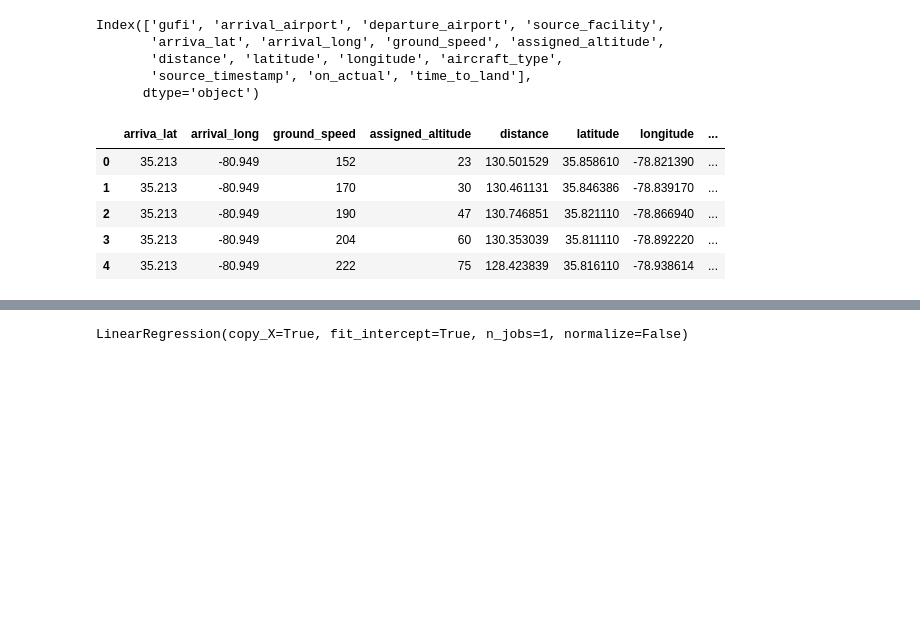
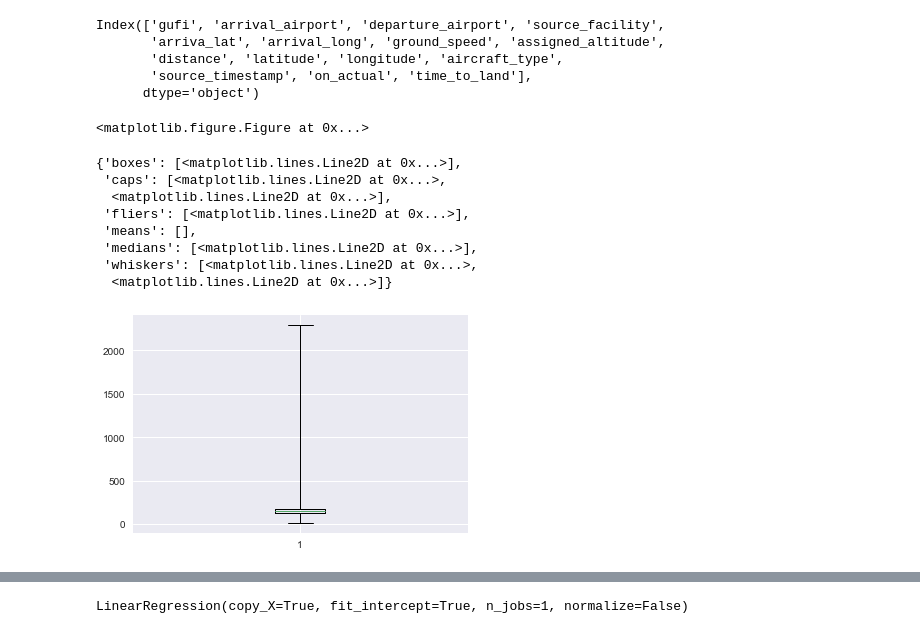
Before and after one commit to lk4ml/air_prediction, a Jupyter notebook: Air Prediction.ipynb, the cells around one changed output, grey strips where cells are left out. Saved outputs shown, nothing was run; the diff lists cells and outputs as text; code cells hidden in the pictures; blank space fills up the shorter version.

```diff
--- a/Air Prediction.ipynb
+++ b/Air Prediction.ipynb
@@ -11,5 +11,5 @@ from sklearn.metrics import mean_absolute_error
 from IPython.core.interactiveshell import InteractiveShell
 InteractiveShell.ast_node_interactivity = "all"
 # %%
-data= pd.read_csv("C:/Users/ltyagi/Desktop/airpred_interval.csv")
+data= pd.read_csv("C:/Users/ltyagi/Desktop/Air Prediction/airpred_interval.csv")
 # %%
@@ -154,11 +147,0 @@ Index(['gufi', 'arrival_airport', 'departure_airport', 'source_facility',
-# %%
-### Where will be getting after predicting time to landing ???
-
-data.head()
-# %% [output]
-|  | arriva_lat | arrival_long | ground_speed | assigned_altitude | distance | latitude | longitude | ... |
-| 0 | 35.213 | -80.949 | 152 | 23 | 130.501529 | 35.858610 | -78.821390 | ... |
-| 1 | 35.213 | -80.949 | 170 | 30 | 130.461131 | 35.846386 | -78.839170 | ... |
-| 2 | 35.213 | -80.949 | 190 | 47 | 130.746851 | 35.821110 | -78.866940 | ... |
-| 3 | 35.213 | -80.949 | 204 | 60 | 130.353039 | 35.811110 | -78.892220 | ... |
-| 4 | 35.213 | -80.949 | 222 | 75 | 128.423839 | 35.816110 | -78.938614 | ... |
@@ -168,0 +148,19 @@ Y=data.ix[:,'time_to_land']
+# %%
+### Feature Engineering two new columns :
+
+data['distance_sqr']=(data['distance'])**2
+data['distance_log']=np.log(data['distance'])
+# %%
+plt.figure()
+plt.boxplot(data['distance'],whis='range')
+# %% [output]
+<matplotlib.figure.Figure at 0x...>
+{'boxes': [<matplotlib.lines.Line2D at 0x...>],
+ 'caps': [<matplotlib.lines.Line2D at 0x...>,
+  <matplotlib.lines.Line2D at 0x...>],
+ 'fliers': [<matplotlib.lines.Line2D at 0x...>],
+ 'means': [],
+ 'medians': [<matplotlib.lines.Line2D at 0x...>],
+ 'whiskers': [<matplotlib.lines.Line2D at 0x...>,
+  <matplotlib.lines.Line2D at 0x...>]}
+[figure, added]
```
Also changed, not shown: parts of 65 cells of this notebook.
